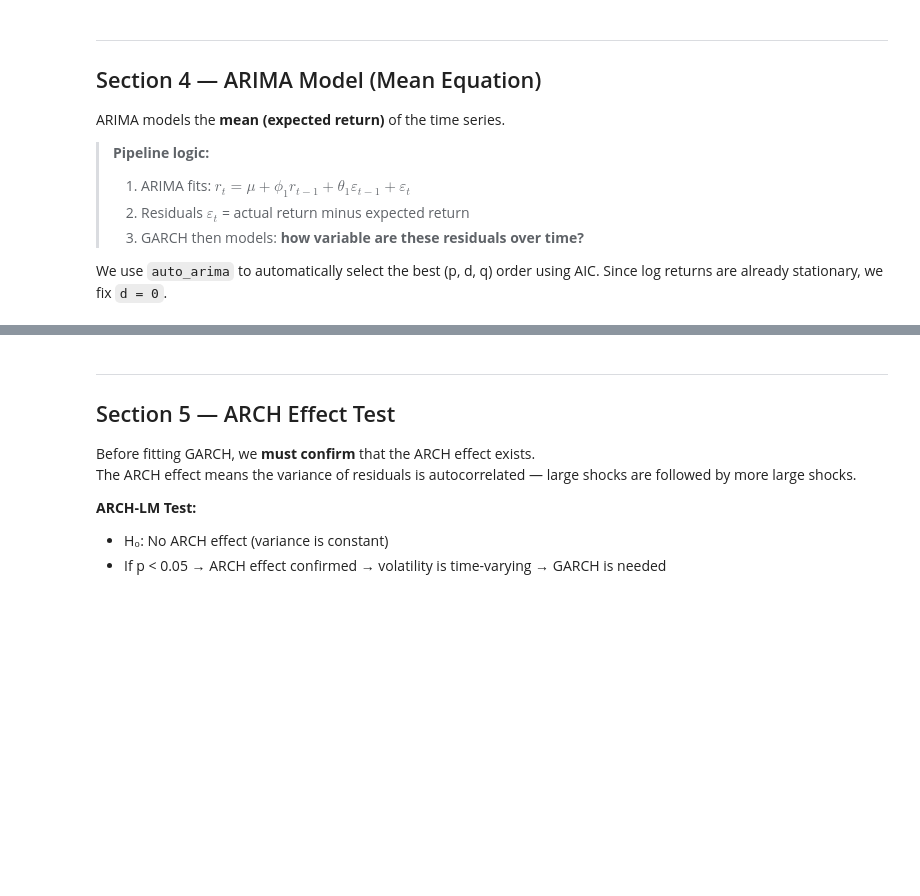
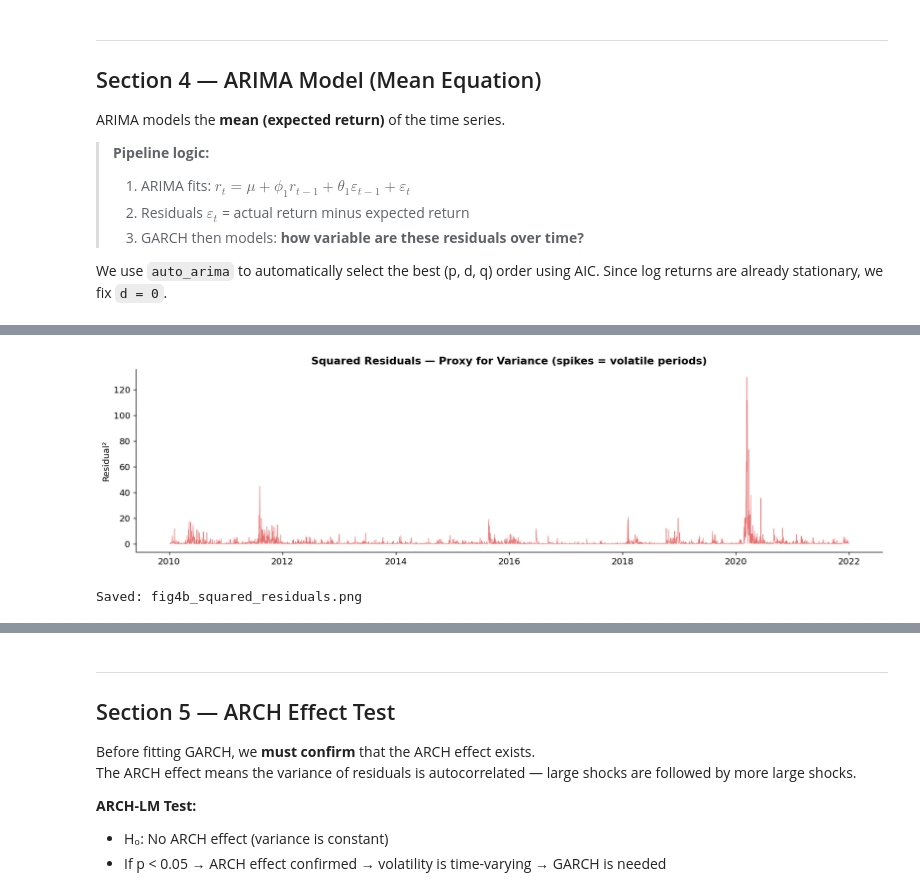
Before and after one commit to NgocHoa04/volatility-forecasting-arima-garch, a Jupyter notebook: volatility_forecasting_VaR.ipynb, the cells around one changed output, grey strips where cells are left out. Saved outputs shown, nothing was run; the diff lists cells and outputs as text; code cells hidden in the pictures; blank space fills up the shorter version.

```diff
--- a/volatility_forecasting_VaR.ipynb
+++ b/volatility_forecasting_VaR.ipynb
@@ -474,0 +509,6 @@ Saved: fig4_arima_residuals.png
+# %%
+# Plot 2: Squared residuals
+plot_squared_residuals(arima_residuals)
+# %% [output]
+[figure, added]
+Saved: fig4b_squared_residuals.png
```
Also changed, not shown: parts of 10 cells of this notebook.
